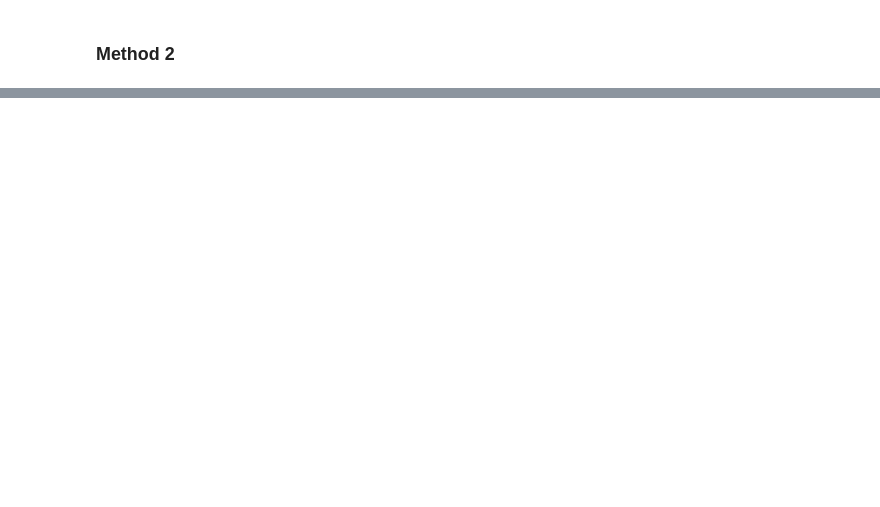
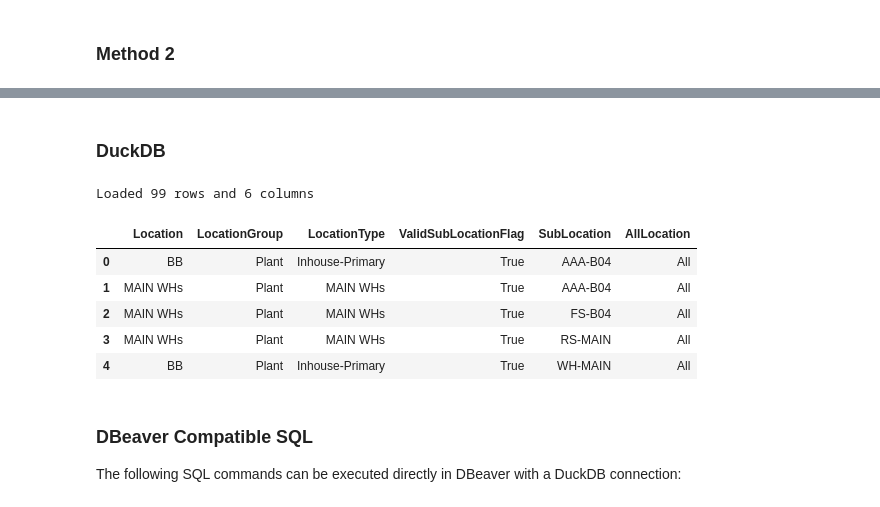
Before and after one commit to MOUSAM2001/my_development_codes, a Jupyter notebook: file_check.ipynb, the cells around one changed output, grey strips where cells are left out. Saved outputs shown, nothing was run; the diff lists cells and outputs as text; code cells hidden in the pictures; blank space fills up the shorter version.

Commit message:
all methods to read file from azure is added

```diff
--- a/file_check.ipynb
+++ b/file_check.ipynb
@@ -140,3 +140,45 @@ Loaded data with 138951 rows and 74 columns
 |791269CZ|Dice silver charm...|    791269CZ|   Dice silver charm...|791269CZ|     791269CZ|               Hobbies|             12|        Travel and Hobbies|    1A|  Pandora Moments|        01|      P ...
 +--------+--------------------+------------+-----------------------+--------+-------------+----------------------+---------------+--------------------------+------+-----------------+----------+------- ...
 only showing top 5 rows
+# %% [markdown]
+### DuckDB
+# %%
+import duckdb
+
+con = duckdb.connect()
+con.execute("SET azure_transport_option_type = 'curl';")
+con.execute("INSTALL azure;")
+con.execute("LOAD azure;")
+
+folder = "uat/inbound/locationmaster_sp/locationmaster_sp_202508031910/"
+storage_account_name = "stgipplgt10153"
+container_name = "stgippl-azrgt10153"
+sas_token = "sp=racwdl&st=2025-08-07T15:22:55Z&se=2026-08-06T23:37:55Z&spr=https&sv=2024-11-04&sr=c&sig=ks0K4JyQik%2FYo%2BiIXNTggfiJgSOCVWH3CI7yNNG9N7I%3D"
+
+connection_string = f"DefaultEndpointsProtocol=https;AccountName={storage_account_name};SharedAccessSignature={sas_token};EndpointSuffix=core.windows.net"
+
+con.execute("DROP SECRET IF EXISTS azure_secret;")
+con.execute(f"""
+    CREATE SECRET azure_secret (
+        TYPE azure,
+        PROVIDER config,
+        CONNECTION_STRING '{connection_string}'
+    );
+""")
+
+df = con.execute(f"SELECT * FROM 'az://{container_name}/{folder}*.parquet'").df()
+print(f"Loaded {df.shape[0]} rows and {df.shape[1]} columns")
+display(df.head())
+con.close()
+# %% [output]
+Loaded 99 rows and 6 columns
+|  | Location | LocationGroup | LocationType | ValidSubLocationFlag | SubLocation | AllLocation |
+| 0 | BB | Plant | Inhouse-Primary | True | AAA-B04 | All |
+| 1 | MAIN WHs | Plant | MAIN WHs | True | AAA-B04 | All |
+| 2 | MAIN WHs | Plant | MAIN WHs | True | FS-B04 | All |
+| 3 | MAIN WHs | Plant | MAIN WHs | True | RS-MAIN | All |
+| 4 | BB | Plant | Inhouse-Primary | True | WH-MAIN | All |
+# %% [markdown]
+### DBeaver Compatible SQL
+
+The following SQL commands can be executed directly in DBeaver with a DuckDB connection:
```
Also changed, not shown: parts of 2 cells of this notebook.
